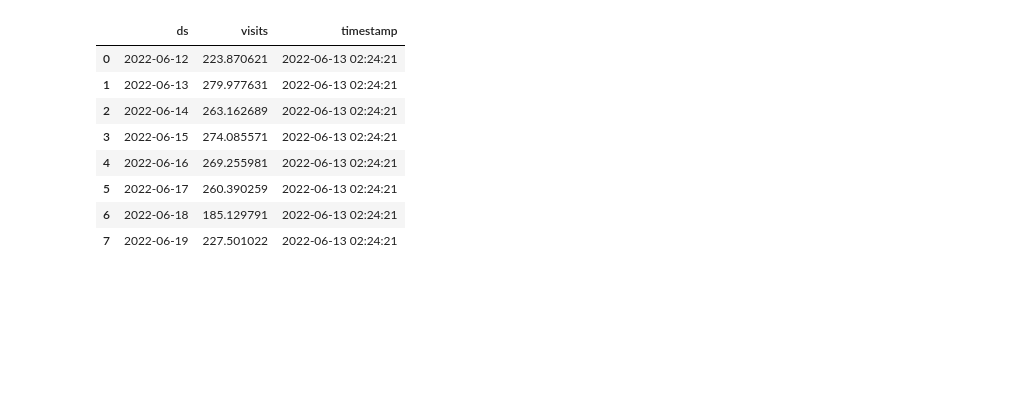
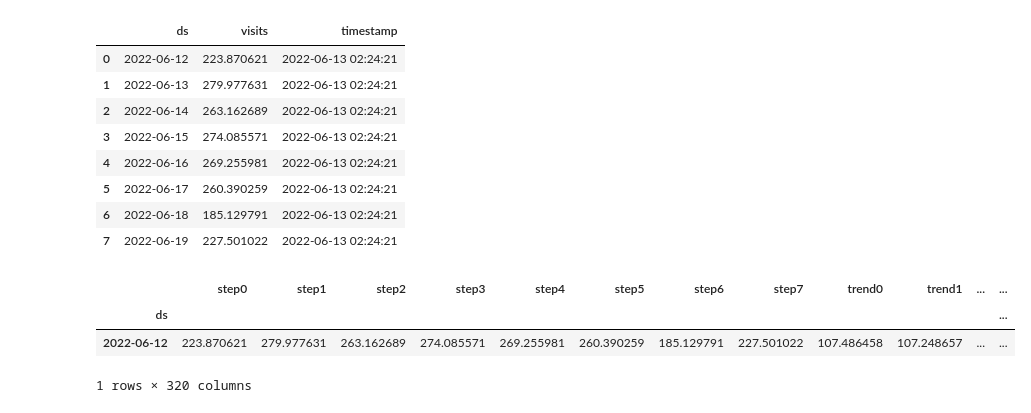
Before and after one commit to drdevinhopkins/hourly-report-neuralprophet, a Jupyter notebook: notebooks/daily_visits_with_weather.ipynb, the cells around one changed output. Cells and saved outputs as stored; diff of their text form; code cells hidden in the pictures; blank space fills up the shorter version.

```diff
--- a/notebooks/daily_visits_with_weather.ipynb
+++ b/notebooks/daily_visits_with_weather.ipynb
@@ -182,3 +182,13 @@ forecast_output
 | 5 | 2022-06-17 | 260.390259 | 2022-06-13 02:24:21 |
 | 6 | 2022-06-18 | 185.129791 | 2022-06-13 02:24:21 |
 | 7 | 2022-06-19 | 227.501022 | 2022-06-13 02:24:21 |
+# %%
+forecast = loaded_model.predict(future, raw=True, decompose=True)
+# %%
+forecast = forecast.set_index('ds')
+forecast
+# %% [output]
+|  | step0 | step1 | step2 | step3 | step4 | step5 | step6 | step7 | trend0 | trend1 | ... | ... |
+| ds |  |  |  |  |  |  |  |  |  |  |  | ... |
+| 2022-06-12 | 223.870621 | 279.977631 | 263.162689 | 274.085571 | 269.255981 | 260.390259 | 185.129791 | 227.501022 | 107.486458 | 107.248657 | ... | ... |
+1 rows × 320 columns
```
Also changed, not shown: parts of 2 cells of this notebook, 3 other files.
